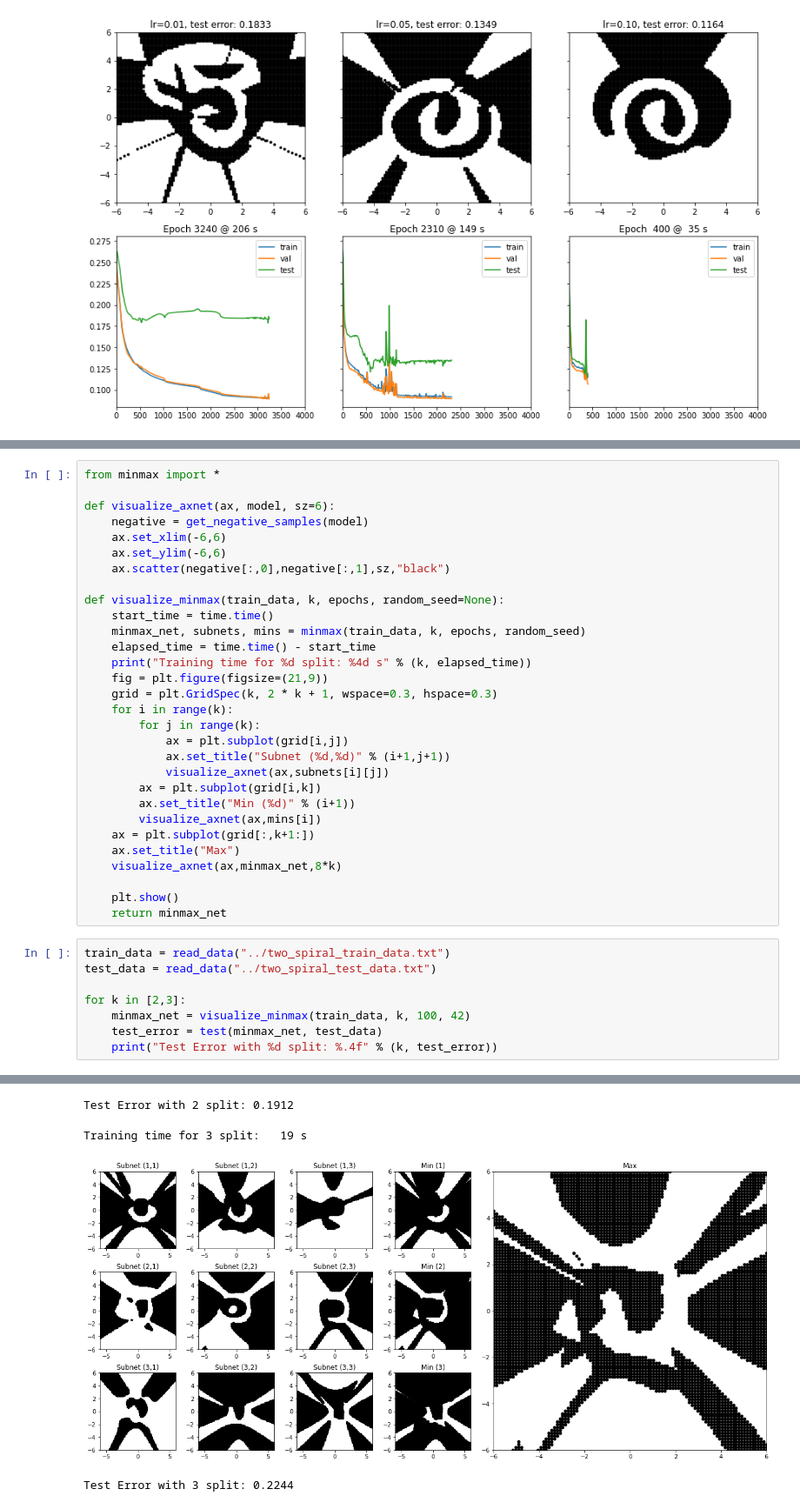
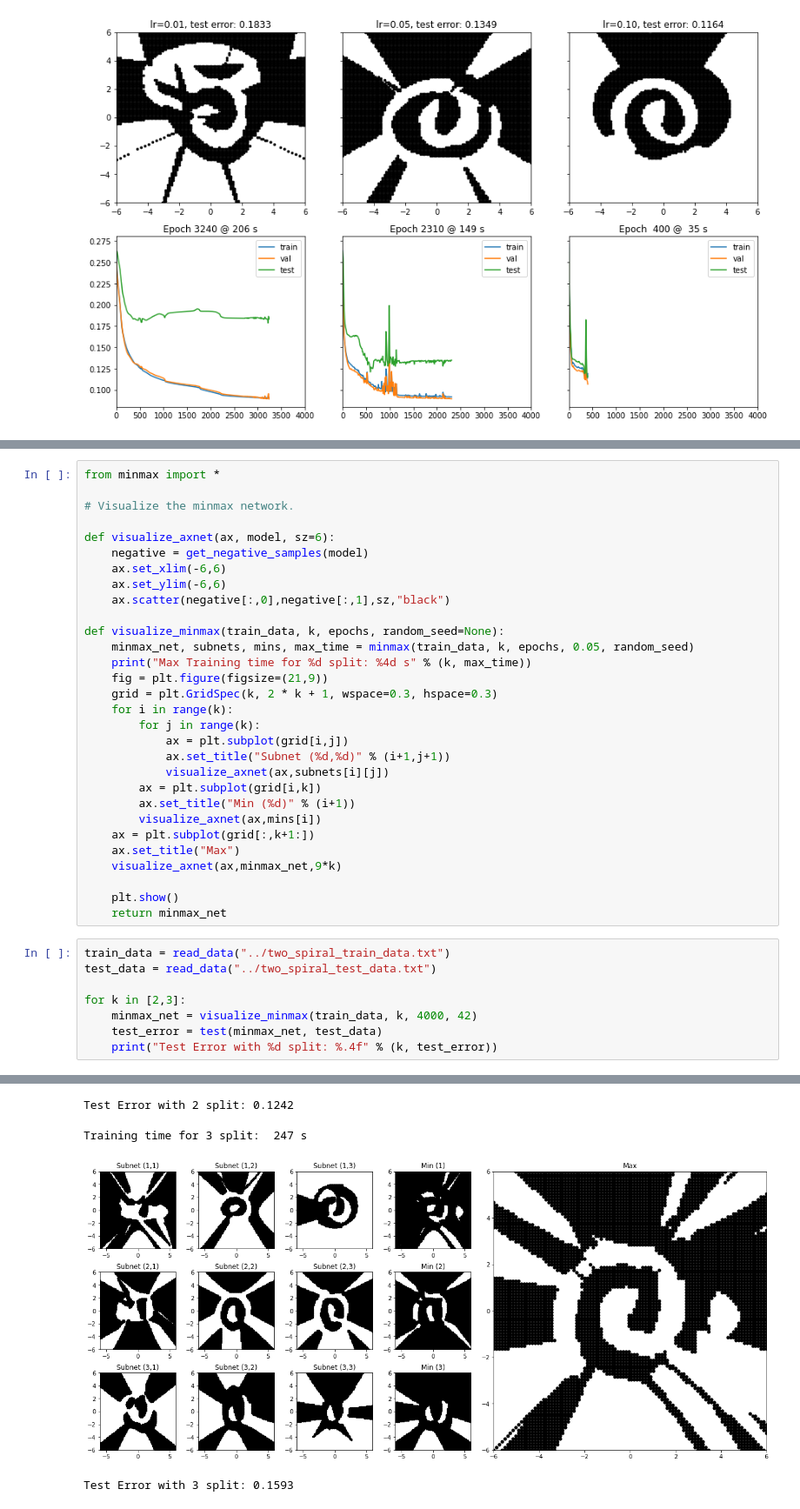
Before and after one commit to LogCreative/MDL, a Jupyter notebook: hw1/src/visual.ipynb, the cells around one changed output, grey strips where cells are left out. Shown: that part at 87% size. Cells and saved outputs as stored; diff of their text form.

```diff
--- a/hw1/src/visual.ipynb
+++ b/hw1/src/visual.ipynb
@@ -132,5 +136,7 @@ lr 0.10 | Avg Time   32s | Avg Test Error 0.1303
 # %%
 from minmax import *
+
+# Visualize the minmax network.
 
 def visualize_axnet(ax, model, sz=6):
     negative = get_negative_samples(model)
@@ -139,10 +145,8 @@ def visualize_axnet(ax, model, sz=6):
     ax.scatter(negative[:,0],negative[:,1],sz,"black")
 
 def visualize_minmax(train_data, k, epochs, random_seed=None):
-    start_time = time.time()
-    minmax_net, subnets, mins = minmax(train_data, k, epochs, random_seed)
-    elapsed_time = time.time() - start_time
-    print("Training time for %d split: %4d s" % (k, elapsed_time))
+    minmax_net, subnets, mins, max_time = minmax(train_data, k, epochs, 0.05, random_seed)
+    print("Max Training time for %d split: %4d s" % (k, max_time))
     fig = plt.figure(figsize=(21,9))
     grid = plt.GridSpec(k, 2 * k + 1, wspace=0.3, hspace=0.3)
     for i in range(k):
@@ -155,7 +159,7 @@ def visualize_minmax(train_data, k, epochs, random_seed=None):
         visualize_axnet(ax,mins[i])
     ax = plt.subplot(grid[:,k+1:])
     ax.set_title("Max")
-    visualize_axnet(ax,minmax_net,8*k)
+    visualize_axnet(ax,minmax_net,9*k)
 
     plt.show()
     return minmax_net
@@ -164,7 +168,7 @@ train_data = read_data("../two_spiral_train_data.txt")
 test_data = read_data("../two_spiral_test_data.txt")
 
 for k in [2,3]:
-    minmax_net = visualize_minmax(train_data, k, 100, 42)
+    minmax_net = visualize_minmax(train_data, k, 4000, 42)
     test_error = test(minmax_net, test_data)
     print("Test Error with %d split: %.4f" % (k, test_error))
 # %% [output]
@@ -173,4 +177,4 @@ Training time for 2 split:   14 s
-Test Error with 2 split: 0.1912
+Test Error with 2 split: 0.1242
-Training time for 3 split:   19 s
+Training time for 3 split:  247 s
-[figure, old version]
+[figure, new version]
-Test Error with 3 split: 0.2244
+Test Error with 3 split: 0.1593
```
Also changed, not shown: parts of 4 cells of this notebook, 8 other files.
